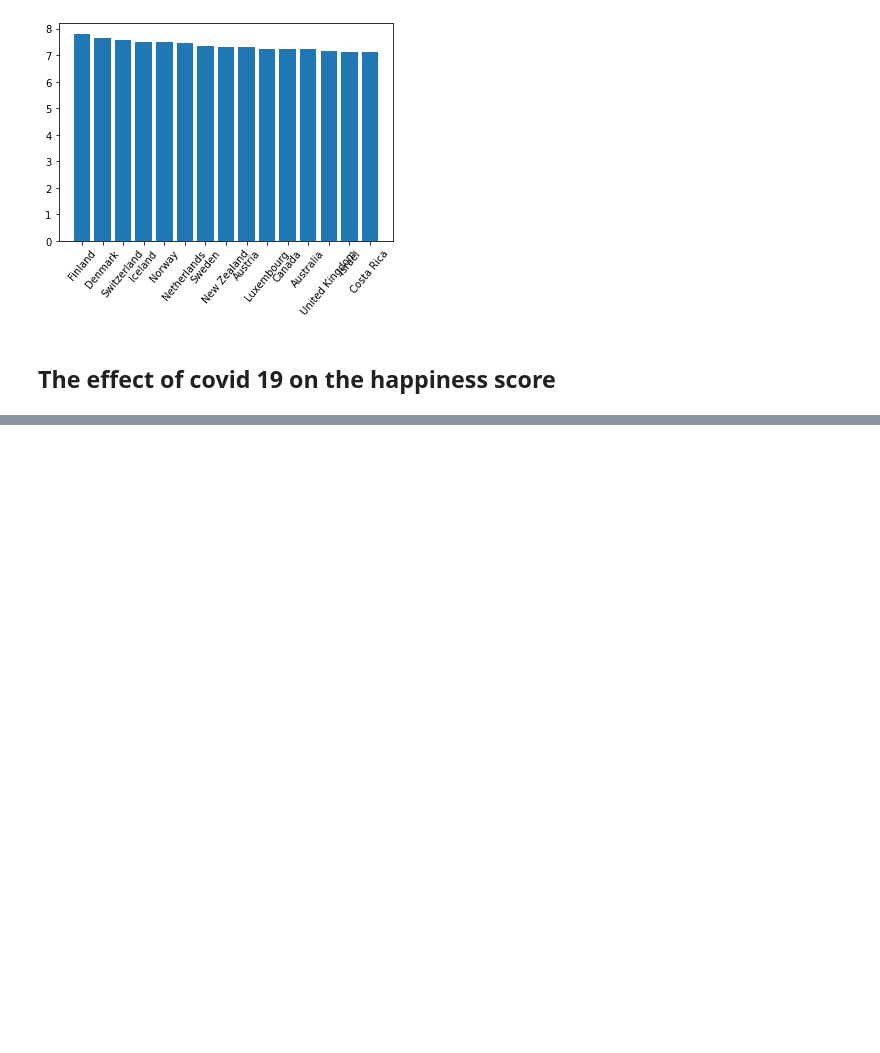
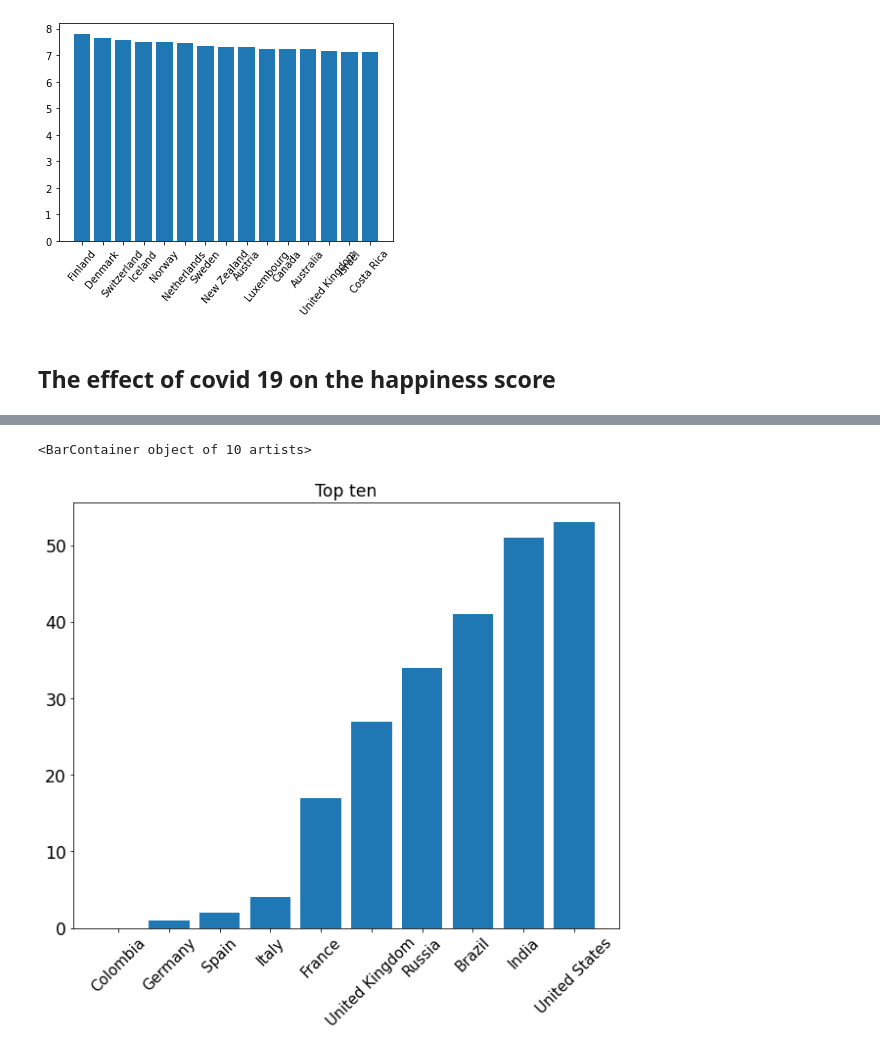
Before and after one commit to Noha-Magdy/world-happiness-report-analysis, a Jupyter notebook: Happiness_report_analysis.ipynb, the cells around one changed output, grey strips where cells are left out. Cells and saved outputs as stored; diff of their text form; code cells hidden in the pictures; blank space fills up the shorter version.

```diff
--- a/Happiness_report_analysis.ipynb
+++ b/Happiness_report_analysis.ipynb
@@ -695,0 +725,18 @@ Covid = Covid.rename(columns ={'new_cases'})
+# %%
+top_ten = sorted_covid.iloc[-10:,:]
+# %%
+params = {'legend.fontsize': 'xx-large',
+          'figure.figsize': (10, 8),
+         'axes.labelsize': 'xx-large',
+         'axes.titlesize':'xx-large',
+         'xtick.labelsize':'xx-large',
+         'ytick.labelsize':'xx-large',
+          }
+
+plt.title("Top ten")
+plt.xticks(rotation=45, fontsize=15)
+plt.rcParams.update(params)
+plt.bar(top_ten['country'], least_ten['total_cases'])
+# %% [output]
+<BarContainer object of 10 artists>
+[figure, added]
```
Also changed, not shown: parts of 11 cells of this notebook.
